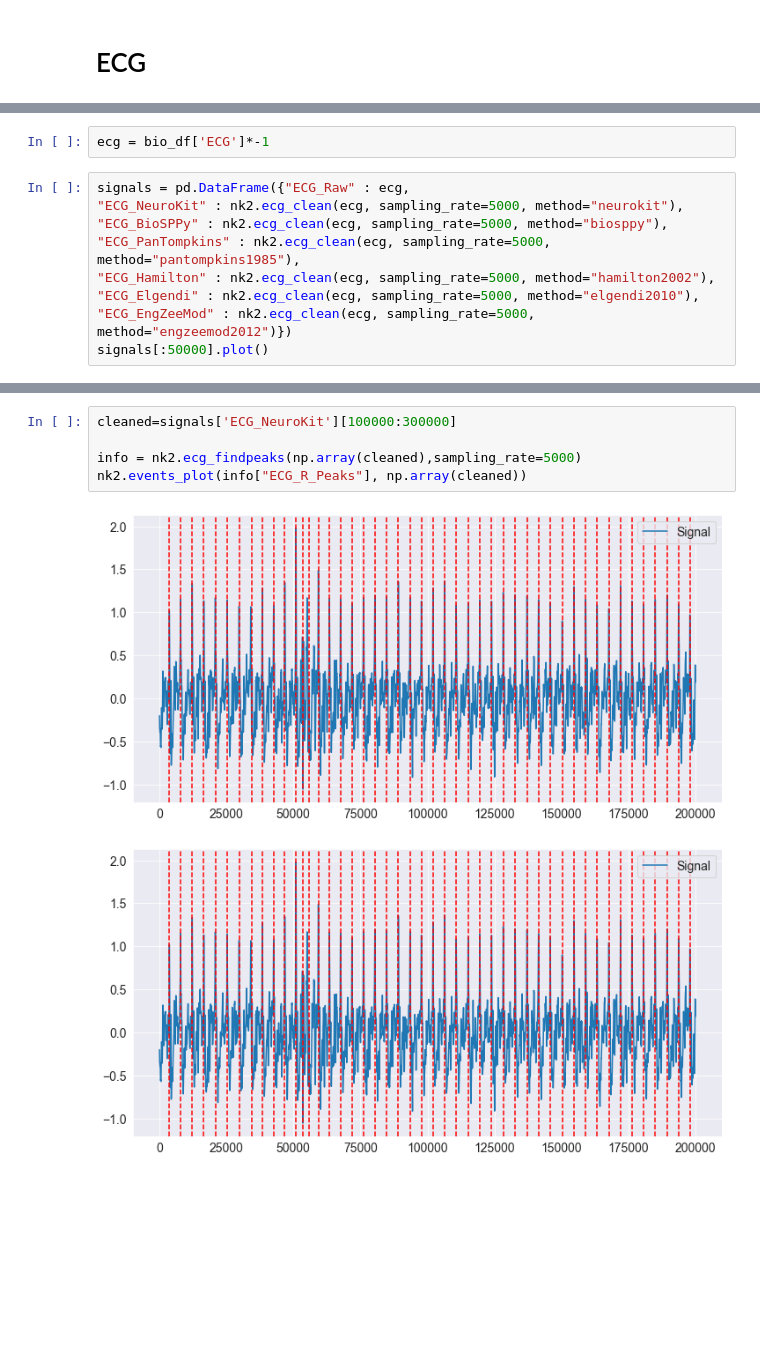
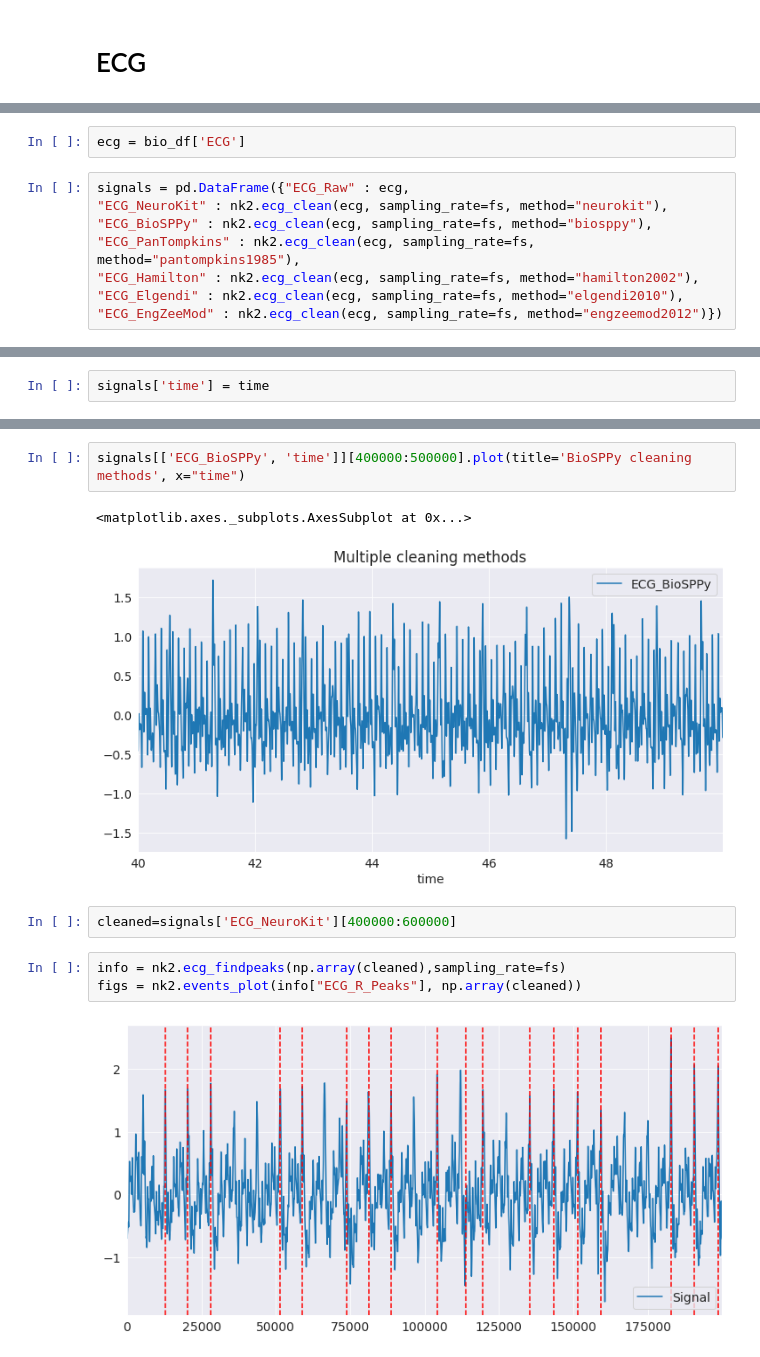
Before and after one commit to courtois-neuromod/ds_prep, a Jupyter notebook: physio/converting_cleaning.ipynb, the cells around one changed output, grey strips where cells are left out. Drawn from its saved outputs; the diff is of its cells as text; blank space fills up the shorter version.

```diff
--- a/physio/converting_cleaning.ipynb
+++ b/physio/converting_cleaning.ipynb
@@ -213,11 +295,10 @@ Text(0, 0.5, 'Volts')
 # %%
-ecg = bio_df['ECG']*-1
+ecg = bio_df['ECG']
 # %%
 signals = pd.DataFrame({"ECG_Raw" : ecg,
-"ECG_NeuroKit" : nk2.ecg_clean(ecg, sampling_rate=5000, method="neurokit"),
-"ECG_BioSPPy" : nk2.ecg_clean(ecg, sampling_rate=5000, method="biosppy"),
-"ECG_PanTompkins" : nk2.ecg_clean(ecg, sampling_rate=5000, method="pantompkins1985"),
-"ECG_Hamilton" : nk2.ecg_clean(ecg, sampling_rate=5000, method="hamilton2002"),
-"ECG_Elgendi" : nk2.ecg_clean(ecg, sampling_rate=5000, method="elgendi2010"),
-"ECG_EngZeeMod" : nk2.ecg_clean(ecg, sampling_rate=5000, method="engzeemod2012")})
-signals[:50000].plot()
+"ECG_NeuroKit" : nk2.ecg_clean(ecg, sampling_rate=fs, method="neurokit"),
+"ECG_BioSPPy" : nk2.ecg_clean(ecg, sampling_rate=fs, method="biosppy"),
+"ECG_PanTompkins" : nk2.ecg_clean(ecg, sampling_rate=fs, method="pantompkins1985"),
+"ECG_Hamilton" : nk2.ecg_clean(ecg, sampling_rate=fs, method="hamilton2002"),
+"ECG_Elgendi" : nk2.ecg_clean(ecg, sampling_rate=fs, method="elgendi2010"),
+"ECG_EngZeeMod" : nk2.ecg_clean(ecg, sampling_rate=fs, method="engzeemod2012")})
@@ -226,0 +305,2 @@ signals[:50000].plot()
+# %%
+signals['time'] = time
@@ -227,8 +312,12 @@ signals[:50000].plot()
+# %%
+signals[['ECG_BioSPPy', 'time']][400000:500000].plot(title='BioSPPy cleaning methods', x="time")
+# %% [output]
+<matplotlib.axes._subplots.AxesSubplot at 0x...>
+[figure, added]
+# %%
+cleaned=signals['ECG_NeuroKit'][400000:600000]
 # %%
-cleaned=signals['ECG_NeuroKit'][100000:300000]
-
-info = nk2.ecg_findpeaks(np.array(cleaned),sampling_rate=5000)
-nk2.events_plot(info["ECG_R_Peaks"], np.array(cleaned))
+info = nk2.ecg_findpeaks(np.array(cleaned),sampling_rate=fs)
+figs = nk2.events_plot(info["ECG_R_Peaks"], np.array(cleaned))
 # %% [output]
-[figure, old version]
+[figure, new version]
-[figure, removed]
```
Also changed, not shown: parts of 72 cells of this notebook, 4 other files.
